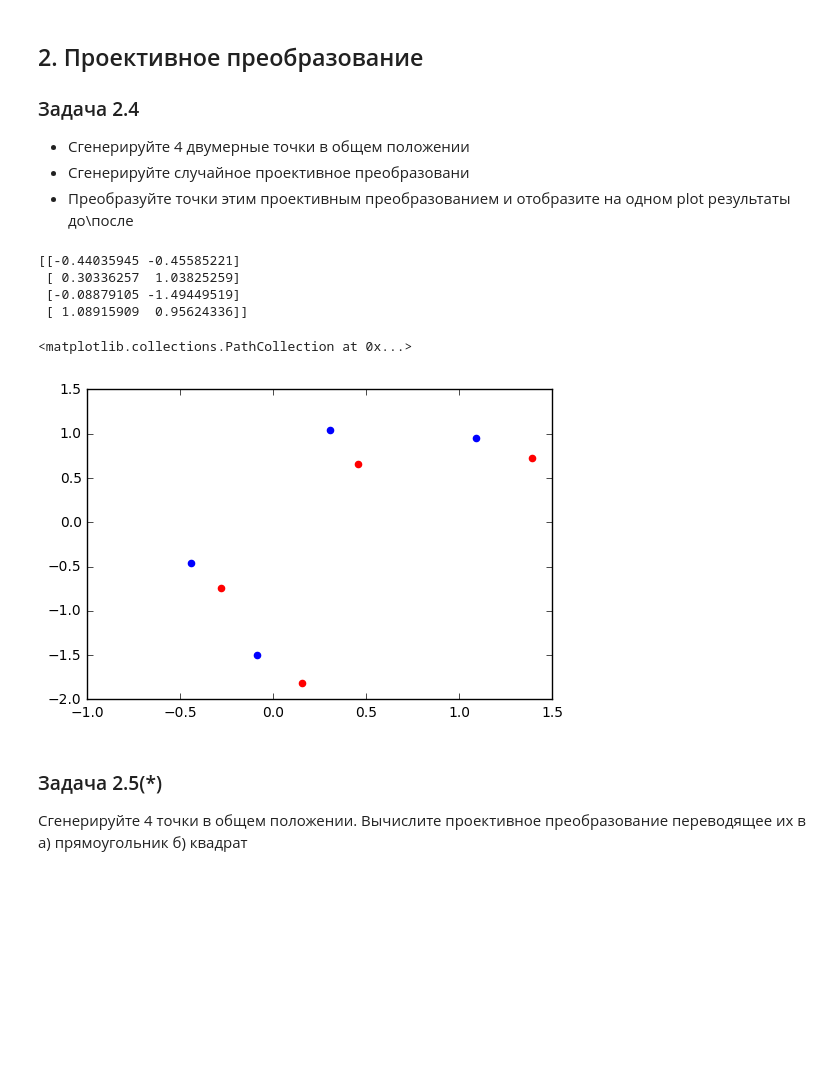
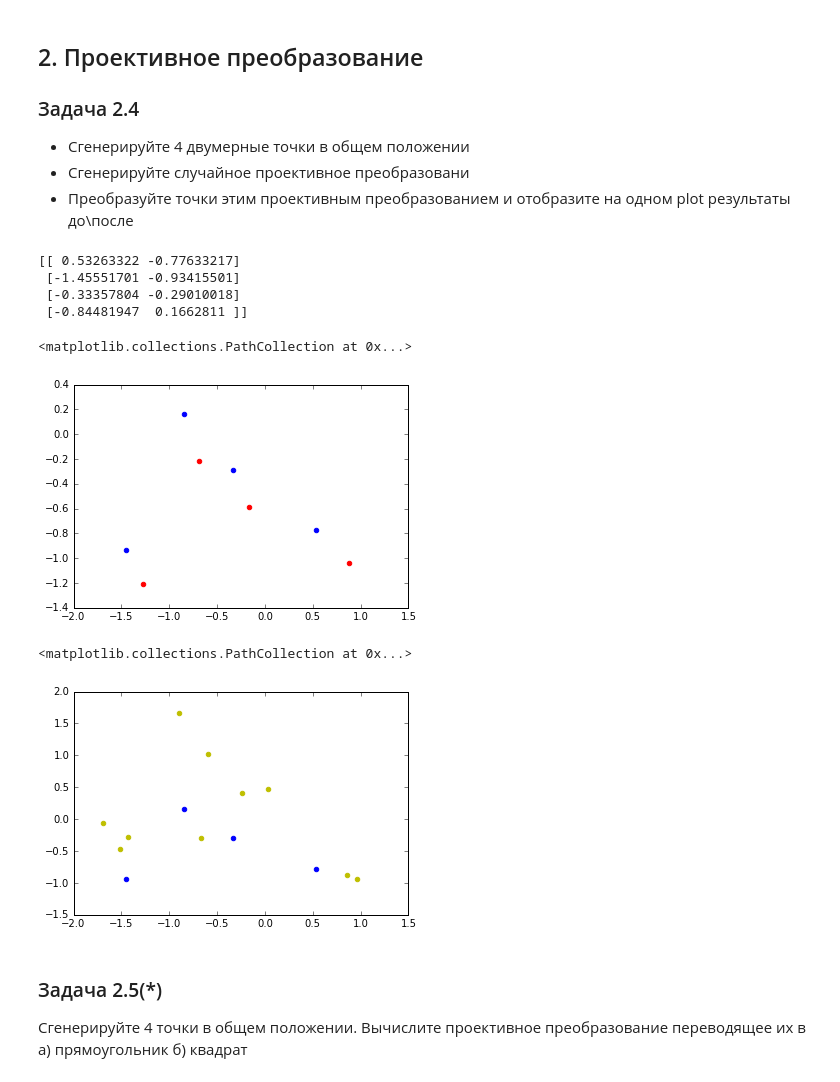
Before and after one commit to vicproon/camgeom, a Jupyter notebook: notebooks/geometry_and_monocular.ipynb, the cells around one changed output. Cells and saved outputs as stored; diff of their text form; code cells hidden in the pictures; blank space fills up the shorter version.

```diff
--- a/notebooks/geometry_and_monocular.ipynb
+++ b/notebooks/geometry_and_monocular.ipynb
@@ -143,21 +164,28 @@ def transform(points, mat):
     return make_normal(np.array([mat.dot(point) for point in homogeneous_points]))
 # %%
 points = np.random.multivariate_normal(np.zeros(2), np.eye(2), 4)
+additional_points = np.random.multivariate_normal(np.zeros(2), np.eye(2), 10)
 print points
 if (False):
     transform_mtx = np.random.rand(3, 3)
 else:
     transform_mtx = np.array([[1.2,-0.04,0.2],[0.12,1,-0.32],[-0.1,0.07,1.1]])
 transformed_points = transform(points, transform_mtx)
 plt.scatter(points[:,0], points[:,1], color='b')
 plt.scatter(transformed_points[:,0], transformed_points[:,1], color='r')
 # %% [output]
-[[-0.44035945 -0.45585221]
- [ 0.30336257  1.03825259]
- [-0.08879105 -1.49449519]
- [ 1.08915909  0.95624336]]
+[[ 0.53263322 -0.77633217]
+ [-1.45551701 -0.93415501]
+ [-0.33357804 -0.29010018]
+ [-0.84481947  0.1662811 ]]
 <matplotlib.collections.PathCollection at 0x...>
-[figure, old version]
+[figure, new version]
+# %%
+plt.scatter(points[:,0], points[:,1], color='b')
+plt.scatter(additional_points[:,0], additional_points[:,1], color='y')
+# %% [output]
+<matplotlib.collections.PathCollection at 0x...>
+[figure, added]
 # %% [markdown]
 ### Задача 2.5(*)
 Сгенерируйте 4 точки в общем положении. Вычислите проективное преобразование переводящее их в
```
Also changed, not shown: parts of 14 cells of this notebook, 1 other file.
